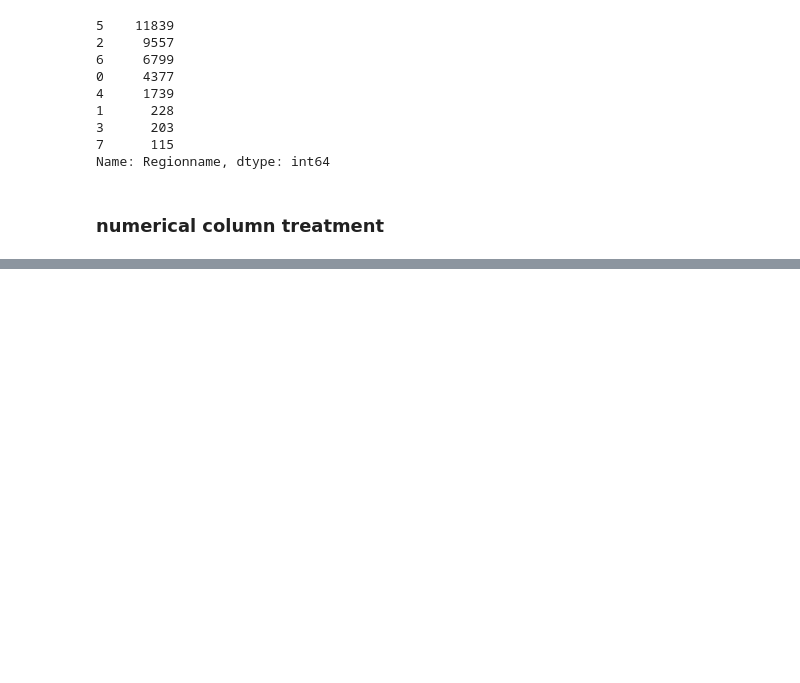
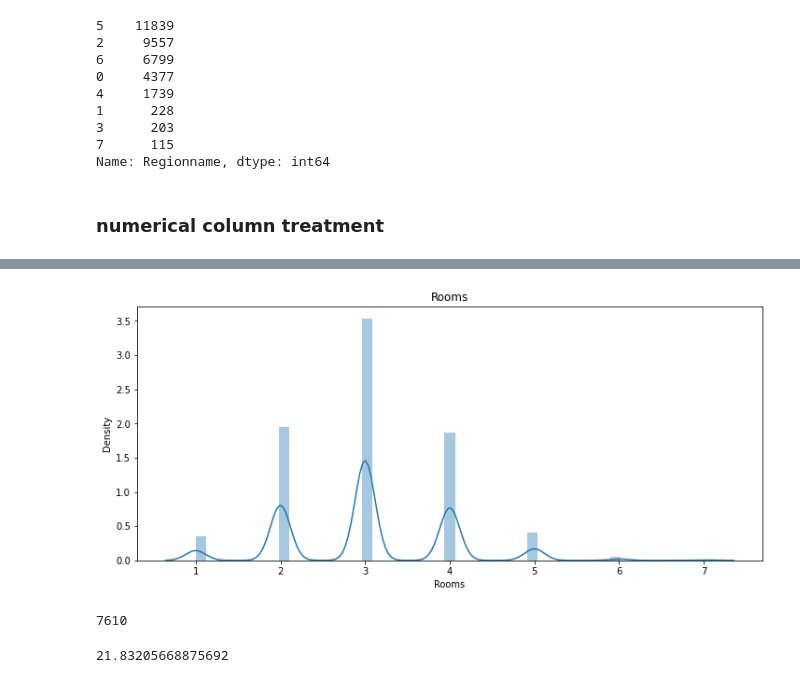
Before and after one commit to deepakjeff2/data-cleaning, a Jupyter notebook: Melbourne_housing_FULL EDA.ipynb, the cells around one changed output, grey strips where cells are left out. Drawn from its saved outputs; the diff is of its cells as text; code cells hidden in the pictures; blank space fills up the shorter version.

```diff
--- a/Melbourne_housing_FULL EDA.ipynb
+++ b/Melbourne_housing_FULL EDA.ipynb
@@ -257,0 +285,15 @@ Name: Regionname, dtype: int64
+# %%
+plt.figure(figsize=(12,5))
+sns.distplot(df.Rooms)
+plt.title('Rooms')
+plt.show()
+# %% [output]
+[figure, added]
+# %%
+df.Price.isnull().sum()
+# %% [output]
+7610
+# %%
+df.Price.isnull().sum()/len(df)*100
+# %% [output]
+21.83205668875692
```
Also changed, not shown: parts of 18 cells of this notebook.
